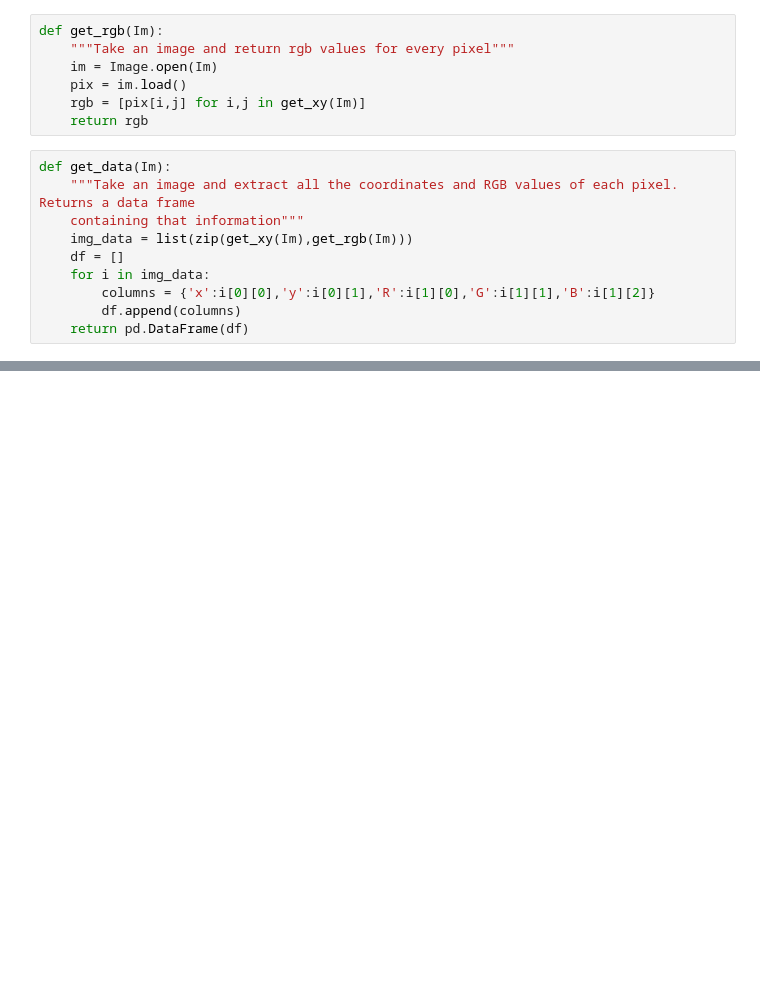
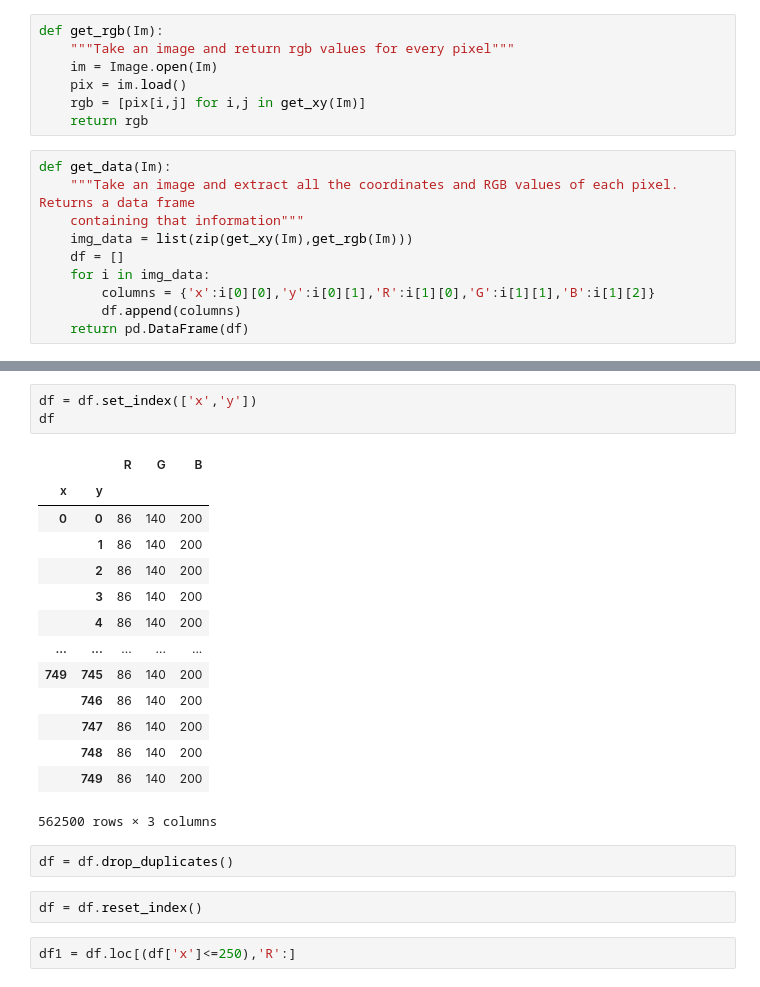
Before and after one commit to clwchanx/STA-160-Final, a Jupyter notebook: Image_Extraction.ipynb, the cells around one changed output, grey strips where cells are left out. Drawn from its saved outputs; the diff is of its cells as text; blank space fills up the shorter version.

```diff
--- a/Image_Extraction.ipynb
+++ b/Image_Extraction.ipynb
@@ -48,0 +118,24 @@ get_data('BLUE.jpeg')
+# %%
+df = df.set_index(['x','y'])
+df
+# %% [output]
+|  |  | R | G | B |
+| x | y |  |  |  |
+| 0 | 0 | 86 | 140 | 200 |
+|  | 1 | 86 | 140 | 200 |
+|  | 2 | 86 | 140 | 200 |
+|  | 3 | 86 | 140 | 200 |
+|  | 4 | 86 | 140 | 200 |
+| ... | ... | ... | ... | ... |
+| 749 | 745 | 86 | 140 | 200 |
+|  | 746 | 86 | 140 | 200 |
+|  | 747 | 86 | 140 | 200 |
+|  | 748 | 86 | 140 | 200 |
+|  | 749 | 86 | 140 | 200 |
+562500 rows × 3 columns
+# %%
+df = df.drop_duplicates()
+# %%
+df = df.reset_index()
+# %%
+df1 = df.loc[(df['x']<=250),'R':]
```
Also changed, not shown: parts of 21 cells of this notebook, 2 other files.
